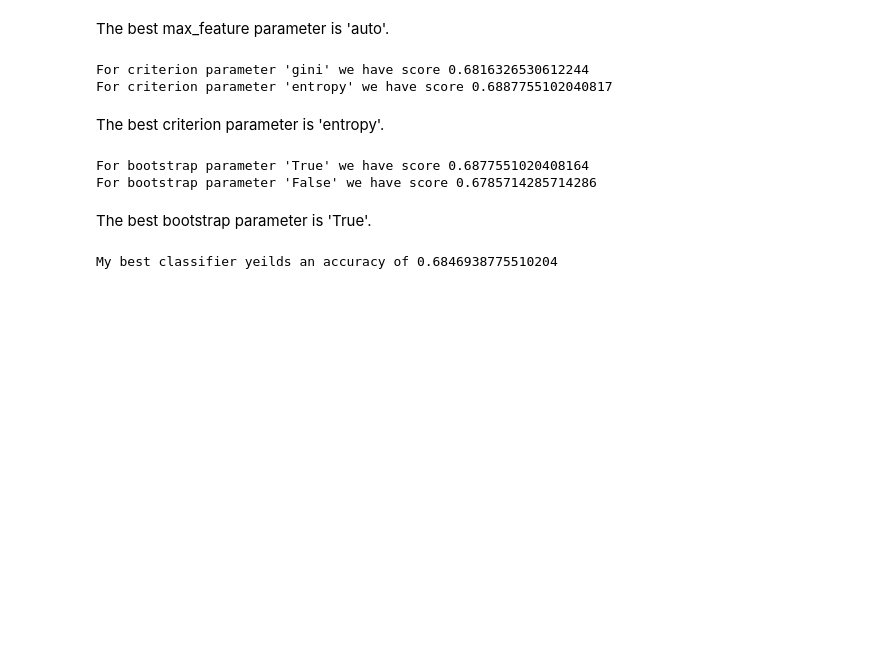
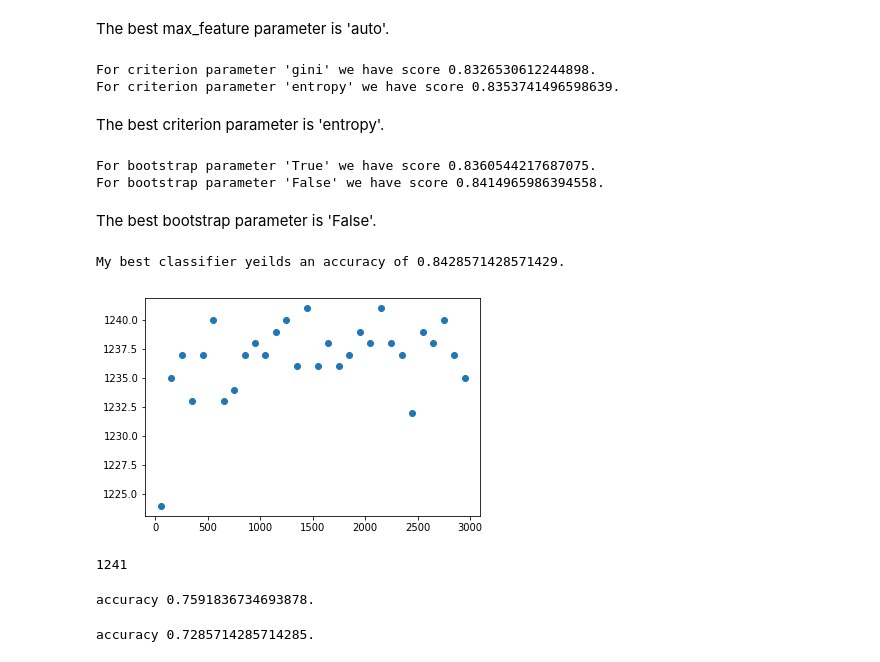
Before and after one commit to ibanezj5/Springboard-Capstone-Project-1, a Jupyter notebook: machine-learning.ipynb, the cells around one changed output. Saved outputs shown, nothing was run; the diff lists cells and outputs as text; code cells hidden in the pictures; blank space fills up the shorter version.

```diff
--- a/machine-learning.ipynb
+++ b/machine-learning.ipynb
@@ -409,23 +316,19 @@ For max_feature parameter 'auto' we have score 0.6857142857142857
 The best max_feature parameter is 'auto'.
 # %%
 #criterion parameter tuning
-
 from sklearn.ensemble import RandomForestClassifier
 
-X_initial = white_wine.drop(['quality'], axis=1)
-X = X_initial[ ['alcohol', 'density', 'total sulfur dioxide', 'free sulfur dioxide', 'volatile acidity', 'fixed acidity', 'chlorides', 'residual sugar'] ]
-y = white_wine['quality']
-X_train, X_test, y_train, y_test = train_test_split(X, y, test_size=0.2, random_state=42)
+#X_train = X_train[ ['alcohol', 'density', 'total sulfur dioxide', 'free sulfur dioxide', 'volatile acidity', 'fixed acidity', 'chlorides', 'residual sugar'] ]
 
 parameters = ['gini', 'entropy']
 for param in parameters:
     ran_fores_clf = RandomForestClassifier(n_estimators=1150, max_features='auto', criterion=param )
     ran_fores_clf.fit(X_train, y_train)
     y_pred_ran_fores = ran_fores_clf.predict(X_test)
-    print( "For criterion parameter '" + str(param) + "' we have score " + str(np.trace(confusion_matrix(y_test, y_pred_ran_fores, labels=[3, 4, 5, 6, 7, 8, 9]))/980) )
+    print( "For criterion parameter '" + str(param) + "' we have score " + str(np.trace(confusion_matrix(y_test, y_pred_ran_fores, labels=[1, 2, 3]))/1470) + "." )
 # %% [output]
-For criterion parameter 'gini' we have score 0.6816326530612244
-For criterion parameter 'entropy' we have score 0.6887755102040817
+For criterion parameter 'gini' we have score 0.8326530612244898.
+For criterion parameter 'entropy' we have score 0.8353741496598639.
 # %% [markdown]
 The best criterion parameter is 'entropy'.
 # %%
@@ -433,33 +336,71 @@ The best criterion parameter is 'entropy'.
 
 from sklearn.ensemble import RandomForestClassifier
 
-X_initial = white_wine.drop(['quality'], axis=1)
-X = X_initial[ ['alcohol', 'density', 'total sulfur dioxide', 'free sulfur dioxide', 'volatile acidity', 'fixed acidity', 'chlorides', 'residual sugar'] ]
-y = white_wine['quality']
-X_train, X_test, y_train, y_test = train_test_split(X, y, test_size=0.2, random_state=42)
+#X_train = X_train[ ['alcohol', 'density', 'total sulfur dioxide', 'free sulfur dioxide', 'volatile acidity', 'fixed acidity', 'chlorides', 'residual sugar'] ]
 
 parameters = [True, False]
 for param in parameters:
     ran_fores_clf = RandomForestClassifier(n_estimators=1150, max_features='auto', criterion='entropy', bootstrap=param )
     ran_fores_clf.fit(X_train, y_train)
     y_pred_ran_fores = ran_fores_clf.predict(X_test)
-    print( "For bootstrap parameter '" + str(param) + "' we have score " + str(np.trace(confusion_matrix(y_test, y_pred_ran_fores, labels=[3, 4, 5, 6, 7, 8, 9]))/980) )
+    print( "For bootstrap parameter '" + str(param) + "' we have score " + str(np.trace(confusion_matrix(y_test, y_pred_ran_fores, labels=[1, 2, 3]))/1470) + "." )
 # %% [output]
-For bootstrap parameter 'True' we have score 0.6877551020408164
-For bootstrap parameter 'False' we have score 0.6785714285714286
+For bootstrap parameter 'True' we have score 0.8360544217687075.
+For bootstrap parameter 'False' we have score 0.8414965986394558.
 # %% [markdown]
-The best bootstrap parameter is 'True'.
+The best bootstrap parameter is 'False'.
 # %%
 from sklearn.ensemble import RandomForestClassifier
 
-X_initial = white_wine.drop(['quality'], axis=1)
-X = X_initial[ ['alcohol', 'density', 'total sulfur dioxide', 'free sulfur dioxide', 'volatile acidity', 'fixed acidity', 'chlorides', 'residual sugar'] ]
-y = white_wine['quality']
-X_train, X_test, y_train, y_test = train_test_split(X, y, test_size=0.2, random_state=42)
+#X_train = X_train[ ['alcohol', 'density', 'total sulfur dioxide', 'free sulfur dioxide', 'volatile acidity', 'fixed acidity', 'chlorides', 'residual sugar'] ]
 
-ran_fores_clf = RandomForestClassifier(n_estimators=1150, max_features='auto', criterion='entropy', bootstrap=True )
+ran_fores_clf = RandomForestClassifier(n_estimators=1450, max_features='auto', criterion='entropy', bootstrap=False )
 ran_fores_clf.fit(X_train, y_train)
 y_pred_ran_fores = ran_fores_clf.predict(X_test)
-print( "My best classifier yeilds an accuracy of " + str(np.trace(confusion_matrix(y_test, y_pred_ran_fores, labels=[3, 4, 5, 6, 7, 8, 9]))/980) )
+print( "My best classifier yeilds an accuracy of " + str(np.trace(confusion_matrix(y_test, y_pred_ran_fores, labels=[1, 2, 3]))/1470) + "." )
 # %% [output]
-My best classifier yeilds an accuracy of 0.6846938775510204
+My best classifier yeilds an accuracy of 0.8428571428571429.
+# %%
+from sklearn.ensemble import RandomForestClassifier
+
+estimators = list(range(50, 3000, 100))
+points = {}
+for estimator in estimators:
+    ran_fores_clf = RandomForestClassifier(n_estimators=estimator, max_features='auto', criterion='entropy', bootstrap=False )
+    ran_fores_clf.fit(X_train, y_train)
+    y_pred_ran_fores = ran_fores_clf.predict(X_test)
+    points[estimator] = ( np.trace(confusion_matrix(y_test, y_pred_ran_fores, labels=[1, 2, 3])) )
+# %%
+plt.figure()
+plt.scatter(points.keys(), points.values())
+plt.show()
+# %% [output]
+[figure, added]
+# %%
+points[1450]
+# %% [output]
+1241
+# %%
+from sklearn.ensemble import RandomForestClassifier
+
+X_train_high = X_train[ ['alcohol', 'alcohol_prob_high', 'density', 'density_prob_high', 'density_prob_mid', 'density_prob_low', 'alcohol_prob_mid', 'alcohol_prob_low' ] ]
+X_test_high = X_test[ ['alcohol', 'alcohol_prob_high', 'density', 'density_prob_high', 'density_prob_mid', 'density_prob_low', 'alcohol_prob_mid', 'alcohol_prob_low' ] ]
+
+ran_fores_clf = RandomForestClassifier(n_estimators=1450, max_features='auto', criterion='entropy', bootstrap=False )
+ran_fores_clf.fit(X_train_high, y_train)
+y_pred_ran_fores = ran_fores_clf.predict(X_test_high)
+print( "accuracy " + str(np.trace(confusion_matrix(y_test, y_pred_ran_fores, labels=[1, 2, 3]))/1470) + "." )
+# %% [output]
+accuracy 0.7591836734693878.
+# %%
+ from sklearn.ensemble import RandomForestClassifier
+
+X_train_low = X_train[ ['chlorides', 'chlorides_prob_low', 'chlorides_prob_mid', 'chlorides_prob_high', 'residual sugar', 'residual_sugar_prob_low', 'residual_sugar_prob_mid', 'residual_sugar_prob_high'] ]
+X_test_low = X_test[ ['chlorides', 'chlorides_prob_low', 'chlorides_prob_mid', 'chlorides_prob_high', 'residual sugar', 'residual_sugar_prob_low', 'residual_sugar_prob_mid', 'residual_sugar_prob_high'] ]
+
+ran_fores_clf = RandomForestClassifier(n_estimators=1450, max_features='auto', criterion='entropy', bootstrap=False )
+ran_fores_clf.fit(X_train_low, y_train)
+y_pred_ran_fores = ran_fores_clf.predict(X_test_low)
+print( "accuracy " + str(np.trace(confusion_matrix(y_test, y_pred_ran_fores, labels=[1, 2, 3]))/1470) + "." )
+# %% [output]
+accuracy 0.7285714285714285.
```
Also changed, not shown: parts of 27 cells of this notebook.
